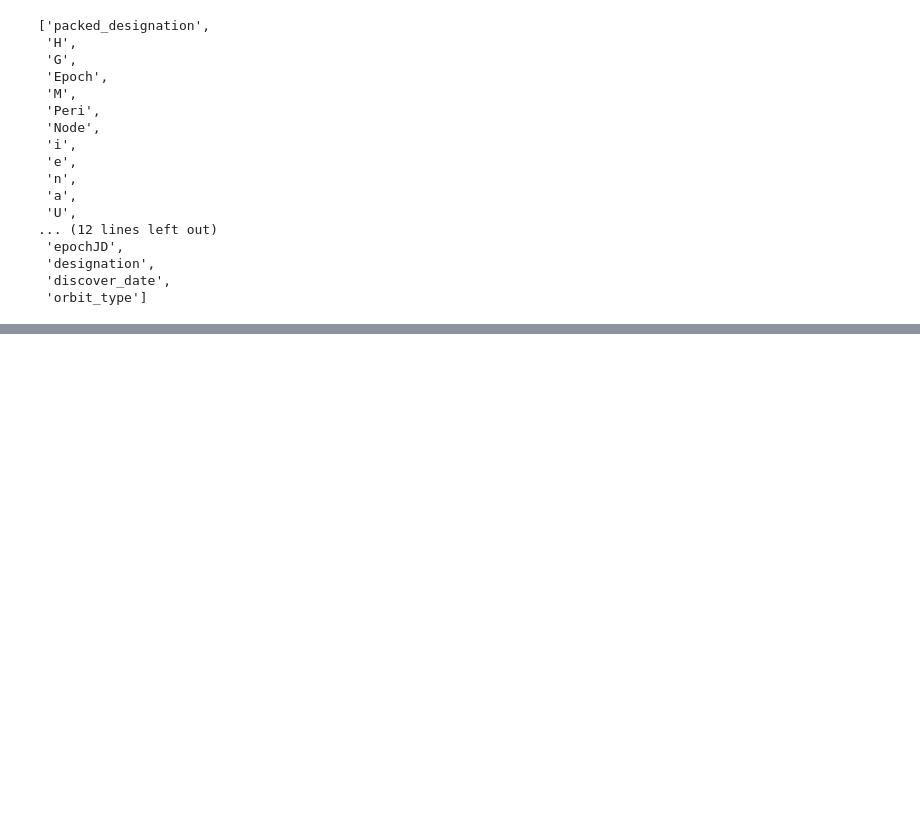
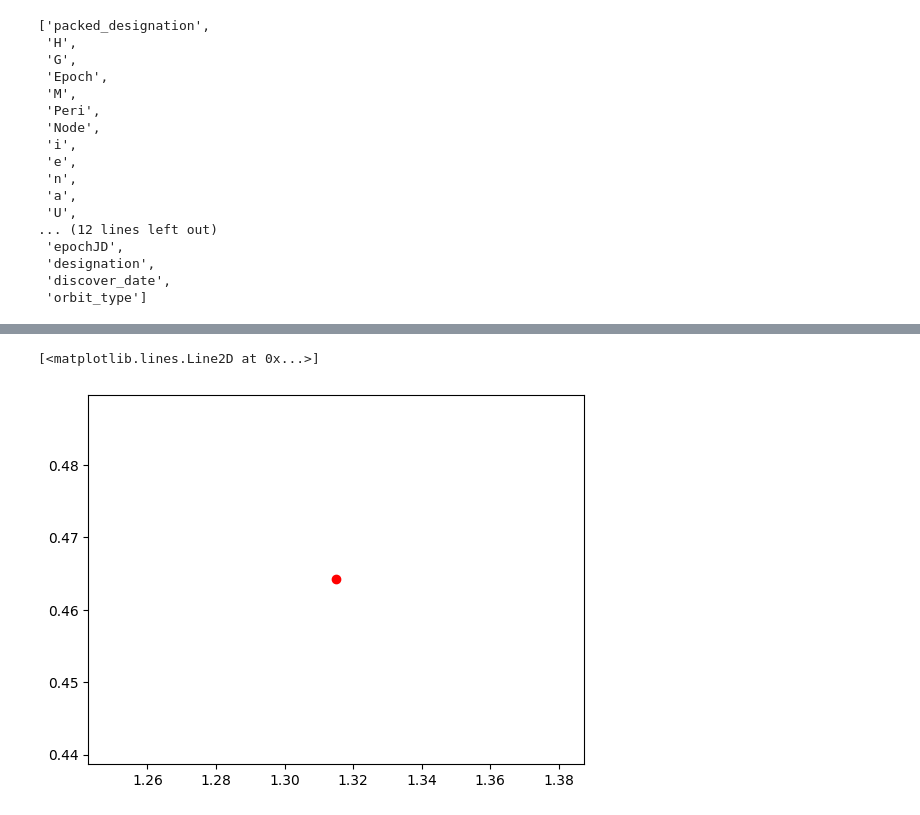
Before and after one commit to nachoplus/mpcorbfile, a Jupyter notebook: jupyter/pyephem.ipynb, the cells around one changed output, grey strips where cells are left out. Cells and saved outputs as stored; diff of their text form; code cells hidden in the pictures; blank space fills up the shorter version.

```diff
--- a/jupyter/pyephem.ipynb
+++ b/jupyter/pyephem.ipynb
@@ -30,8 +30,12 @@ f.colnames
 # %%
 eleptical_body = ephem.EllipticalBody()
 for body in f.bodies:
-    #calculate nowdays position
-    asteroid=mpcorbfile.set_elliptical_body_elements(eleptical_body,body) #return the elliptical body
+    # calculate nowdays position
+    asteroid = mpcorbfile.set_elliptical_body_elements(
+        eleptical_body, body
+    )  # return the elliptical body
     asteroid.compute(ephem.now())
-    print(f'{body['Name']} RA:{asteroid.a_ra} DEC:{asteroid.a_dec}')
+
+#print the last one
+print(f"{body['Name']} RA:{asteroid.a_ra} DEC:{asteroid.a_dec}")
 # %% [output]
@@ -54,0 +43,7 @@ Etampes RA:16:4
+# %%
+#Some plot to be used as a cover in documentation
+import matplotlib.pyplot as plt
+plt.plot(asteroid.a_ra, asteroid.a_dec, 'ro')
+# %% [output]
+[<matplotlib.lines.Line2D at 0x...>]
+[figure, added]
```
Also changed, not shown: parts of 2 cells of this notebook, 13 other files.
